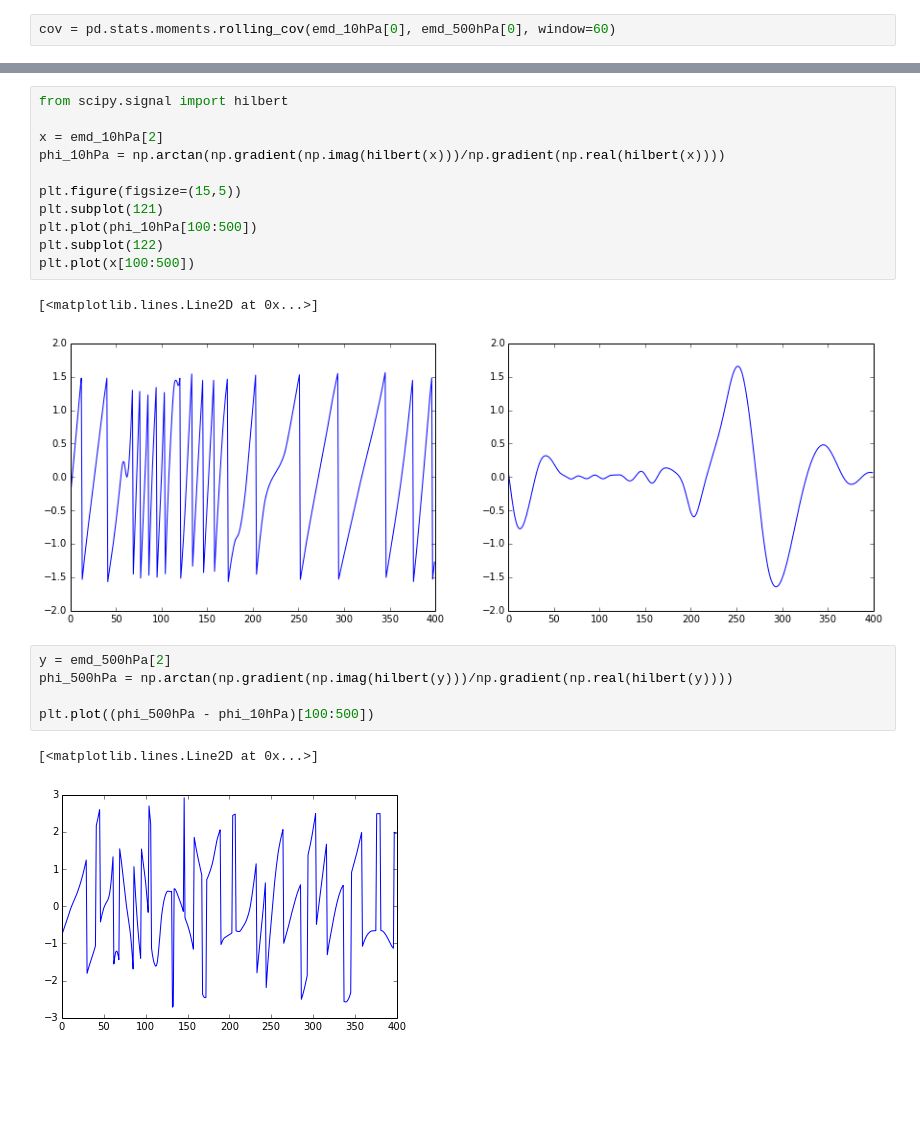
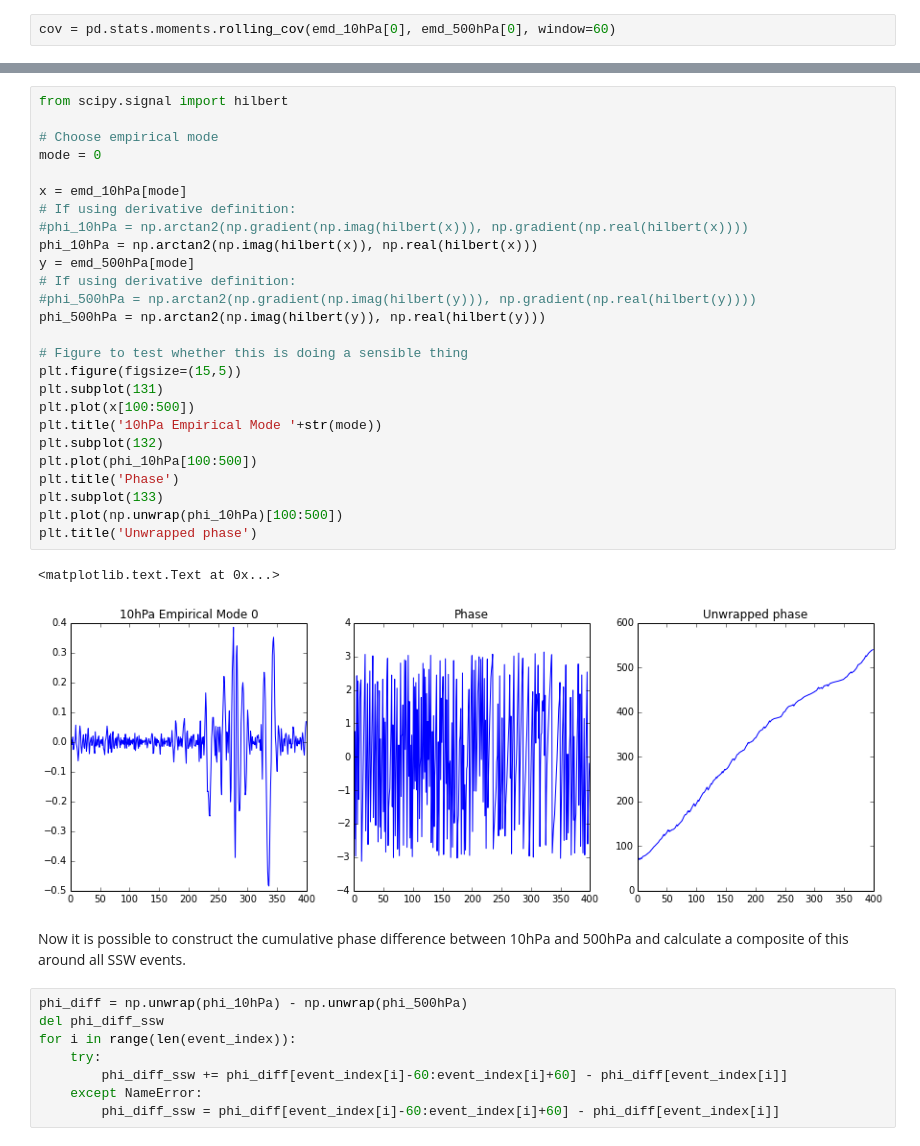
Before and after one commit to wseviour/notebooks, a Jupyter notebook: Empirical_Mode_Decomposition.ipynb, the cells around one changed output, grey strips where cells are left out. Drawn from its saved outputs; the diff is of its cells as text; blank space fills up the shorter version.

Commit message:
Added phase difference composite around SSWs

```diff
--- a/Empirical_Mode_Decomposition.ipynb
+++ b/Empirical_Mode_Decomposition.ipynb
@@ -248,22 +232,39 @@ Or alternatively the ratio of derivatives...?
-# %%
-from scipy.signal import hilbert
-
-x = emd_10hPa[2]
-phi_10hPa = np.arctan(np.gradient(np.imag(hilbert(x)))/np.gradient(np.real(hilbert(x))))
-
-plt.figure(figsize=(15,5))
-plt.subplot(121)
-plt.plot(phi_10hPa[100:500])
-plt.subplot(122)
-plt.plot(x[100:500])
-# %% [output]
-[<matplotlib.lines.Line2D at 0x...>]
-[figure, removed]
-# %%
-y = emd_500hPa[2]
-phi_500hPa = np.arctan(np.gradient(np.imag(hilbert(y)))/np.gradient(np.real(hilbert(y))))
-
-plt.plot((phi_500hPa - phi_10hPa)[100:500])
-# %% [output]
-[<matplotlib.lines.Line2D at 0x...>]
-[figure, removed]
+# %%
+from scipy.signal import hilbert
+
+# Choose empirical mode
+mode = 0
+
+x = emd_10hPa[mode]
+# If using derivative definition:
+#phi_10hPa = np.arctan2(np.gradient(np.imag(hilbert(x))), np.gradient(np.real(hilbert(x))))
+phi_10hPa = np.arctan2(np.imag(hilbert(x)), np.real(hilbert(x)))
+y = emd_500hPa[mode]
+# If using derivative definition:
+#phi_500hPa = np.arctan2(np.gradient(np.imag(hilbert(y))), np.gradient(np.real(hilbert(y))))
+phi_500hPa = np.arctan2(np.imag(hilbert(y)), np.real(hilbert(y)))
+
+# Figure to test whether this is doing a sensible thing
+plt.figure(figsize=(15,5))
+plt.subplot(131)
+plt.plot(x[100:500])
+plt.title('10hPa Empirical Mode '+str(mode))
+plt.subplot(132)
+plt.plot(phi_10hPa[100:500])
+plt.title('Phase')
+plt.subplot(133)
+plt.plot(np.unwrap(phi_10hPa)[100:500])
+plt.title('Unwrapped phase')
+# %% [output]
+<matplotlib.text.Text at 0x...>
+[figure, added]
+# %% [markdown]
+Now it is possible to construct the cumulative phase difference between 10hPa and 500hPa and calculate a composite of this around all SSW events.
+# %%
+phi_diff = np.unwrap(phi_10hPa) - np.unwrap(phi_500hPa)
+del phi_diff_ssw
+for i in range(len(event_index)):
+    try:
+        phi_diff_ssw += phi_diff[event_index[i]-60:event_index[i]+60] - phi_diff[event_index[i]]
+    except NameError:
+        phi_diff_ssw = phi_diff[event_index[i]-60:event_index[i]+60] - phi_diff[event_index[i]]
```
Also changed, not shown: parts of 11 cells of this notebook.
